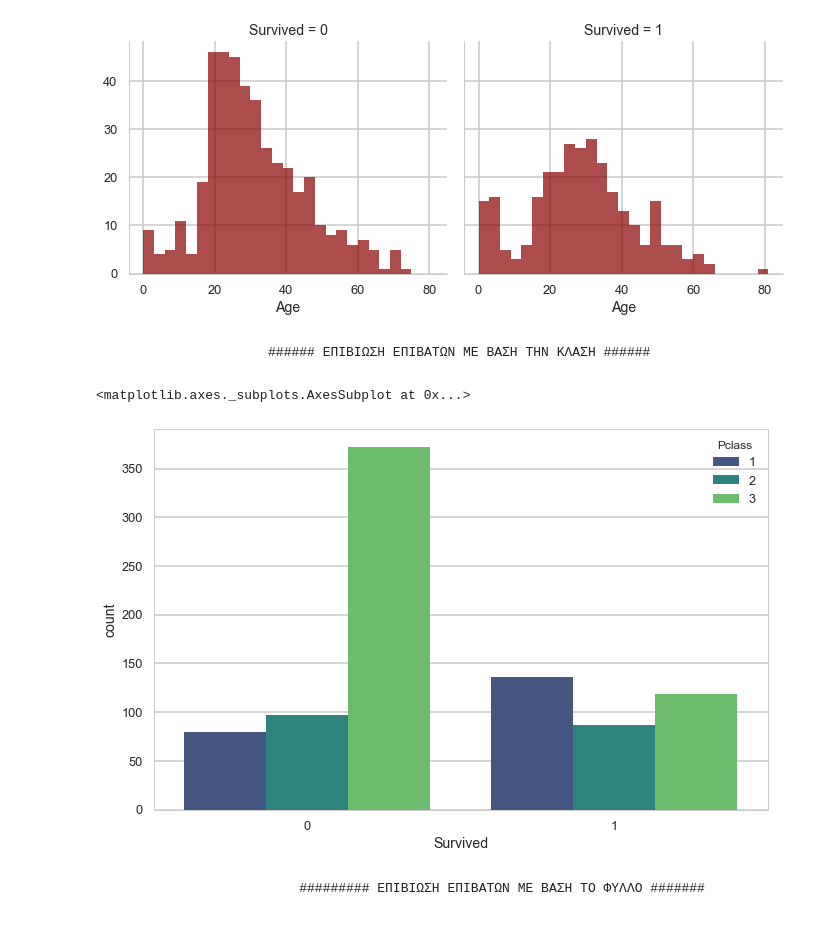
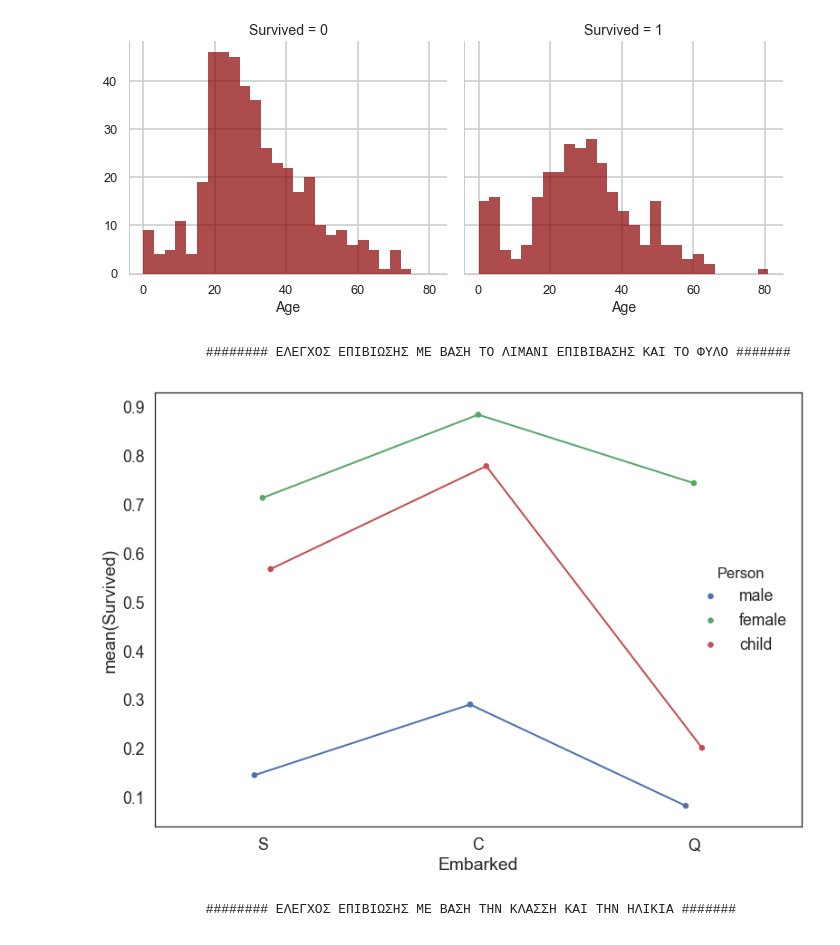
Before and after one commit to stefanosarta/titanic, a Jupyter notebook: titanic.ipynb, the cells around one changed output. Drawn from its saved outputs; the diff is of its cells as text; code cells hidden in the pictures.

```diff
--- a/titanic.ipynb
+++ b/titanic.ipynb
@@ -263,14 +304,15 @@ g = g.map(plt.hist, "Age", color="darkred", alpha=0.7, bins=bins)
 #plt.savefig('Age2.png')
 # %% [output]
 [figure]
+# %% [markdown]
+                ######## ΕΛΕΓΧΟΣ ΕΠΙΒΙΩΣΗΣ ΜΕ ΒΑΣΗ ΤΟ ΛΙΜΑΝΙ ΕΠΙΒΙΒΑΣΗΣ ΚΑΙ ΤΟ ΦΥΛΟ #######
+# %%
+#plt.figure(figsize=(12,8))
+sns.set_style('white')
+sns.set_context('poster',font_scale=1.1)
+ax = sns.pointplot(x="Embarked", y="Survived", hue='Person',
+                   data=train_df, dodge=True, scale = 0.4, join=True, ci=None)
+# %% [output]
+[figure, added]
 # %% [markdown]
-                        ###### ΕΠΙΒΙΩΣΗ ΕΠΙΒΑΤΩΝ ΜΕ ΒΑΣΗ ΤΗΝ ΚΛΑΣΗ ######
+                ######## ΕΛΕΓΧΟΣ ΕΠΙΒΙΩΣΗΣ ΜΕ ΒΑΣΗ ΤΗΝ ΚΛΑΣΣΗ ΚΑΙ ΤΗΝ ΗΛΙΚΙΑ #######
-# %%
-plt.figure(figsize=(11,7))
-sns.set_context(font_scale=1.3)
-sns.countplot(x='Survived',hue='Pclass',data=train_df,palette='viridis')
-# %% [output]
-<matplotlib.axes._subplots.AxesSubplot at 0x...>
-[figure, removed]
-# %% [markdown]
-                            ######### ΕΠΙΒΙΩΣΗ ΕΠΙΒΑΤΩΝ ΜΕ ΒΑΣΗ ΤΟ ΦΥΛΛΟ #######
```
Also changed, not shown: parts of 39 cells of this notebook.
